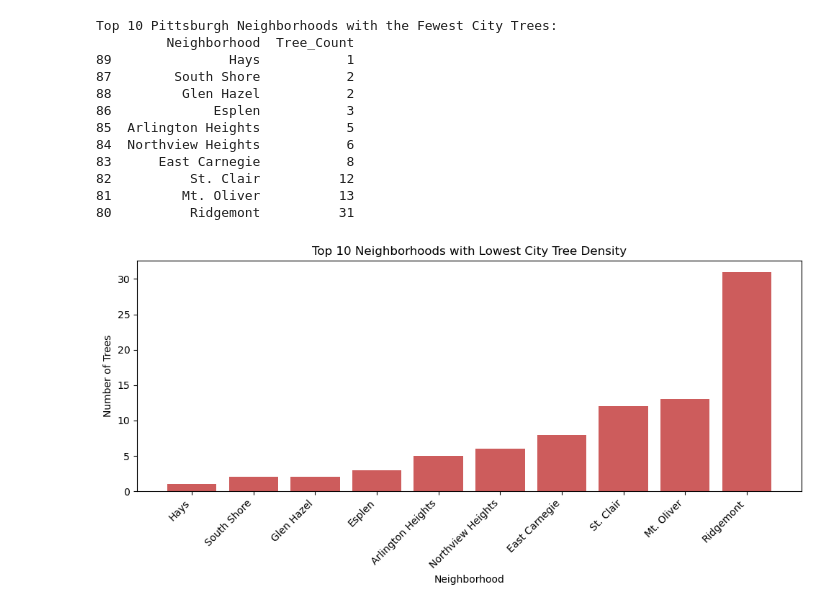
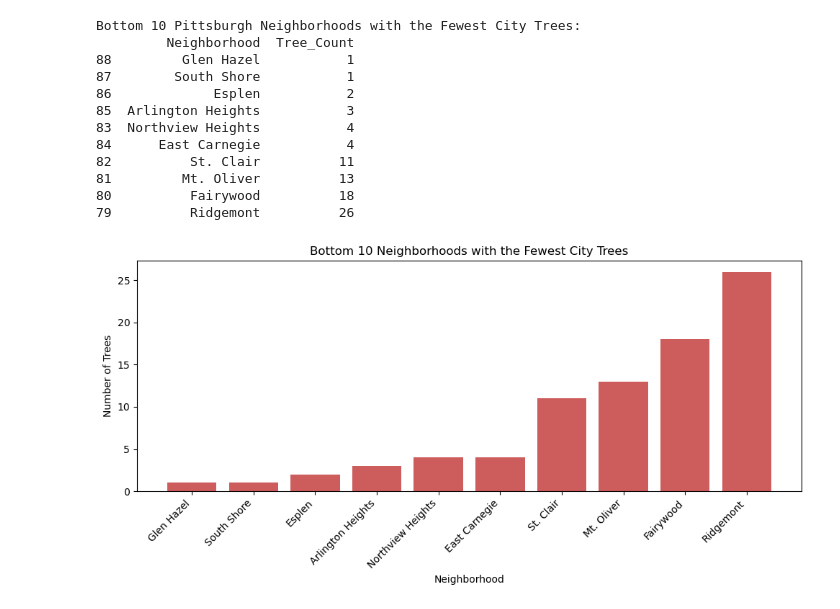
Before and after one commit to owen-ipc/BigIdeasFinalProject, a Jupyter notebook: Danny Wan tree counts.ipynb, the cells around one changed output. Saved outputs shown, nothing was run; the diff lists cells and outputs as text; code cells hidden in the pictures.

```diff
--- a/Danny Wan tree counts.ipynb
+++ b/Danny Wan tree counts.ipynb
@@ -15,7 +17,21 @@ import matplotlib.pyplot as plt
 url = "https://data.wprdc.org/datastore/dump/1515a93c-73e3-4425-9b35-1cd11b2196da"
 df = pd.read_csv(url, low_memory=False)
 
-print(f"Total trees in dataset: {len(df)}")
+print(f"Total rows before cleaning: {len(df)}")
+
+# Missing neighborhood outliers
+missing_df = df[df['neighborhood'].isnull()]
+print(f"\nNumber of rows with missing neighborhoods: {len(missing_df)}")
+df = df.dropna(subset=['neighborhood'])
+
+# Dead or empty condition outliers
+dead_or_missing_condition = df[(df['condition'] == 'Dead') | (df['condition'].isnull())]
+print(f"Number of dead trees or trees with missing conditions removed: {len(dead_or_missing_condition)}")
+df = df[df['condition'].notnull() & (df['condition'] != 'Dead')]
+
+df['neighborhood'] = df['neighborhood'].str.strip()
+
+print(f"Total trees after cleaning: {len(df)}")
 
 # Tree counts per neighborhood
 tree_counts = df['neighborhood'].value_counts().reset_index()
@@ -30,7 +46,7 @@ top_10 = tree_counts.head(10)
 plt.bar(top_10['Neighborhood'], top_10['Tree_Count'], color='forestgreen')
 plt.xlabel('Neighborhood')
 plt.ylabel('Number of Trees')
-plt.title('Top 10 Neighborhoods by City Tree Density')
+plt.title('Top 10 Neighborhoods by Total City Tree Count')
 plt.xticks(rotation=45, ha='right')
 plt.tight_layout()
 plt.show()
@@ -53,32 +73,32 @@ Top 10 Pittsburgh Neighborhoods by City Trees:
 # %%
 # Bottom 10 neighborhoods with the fewest trees
 bottom_10 = tree_counts.tail(10).sort_values(by='Tree_Count', ascending=True)
 
-print("\nTop 10 Pittsburgh Neighborhoods with the Fewest City Trees:")
+print("\nBottom 10 Pittsburgh Neighborhoods with the Fewest City Trees:")
 print(bottom_10)
 
 # Plot
 plt.figure(figsize=(10, 5))
 plt.bar(bottom_10['Neighborhood'], bottom_10['Tree_Count'], color='indianred')
 plt.xlabel('Neighborhood')
 plt.ylabel('Number of Trees')
-plt.title('Top 10 Neighborhoods with Lowest City Tree Density')
+plt.title('Bottom 10 Neighborhoods with the Fewest City Trees')
 plt.xticks(rotation=45, ha='right')
 plt.tight_layout()
 plt.show()
 # %% [output]
-Top 10 Pittsburgh Neighborhoods with the Fewest City Trees:
+Bottom 10 Pittsburgh Neighborhoods with the Fewest City Trees:
          Neighborhood  Tree_Count
-89               Hays           1
-87        South Shore           2
-88         Glen Hazel           2
-86             Esplen           3
-85  Arlington Heights           5
-84  Northview Heights           6
-83      East Carnegie           8
-82          St. Clair          12
+88         Glen Hazel           1
+87        South Shore           1
+86             Esplen           2
+85  Arlington Heights           3
+83  Northview Heights           4
+84      East Carnegie           4
+82          St. Clair          11
 81         Mt. Oliver          13
-80          Ridgemont          31
+80          Fairywood          18
+79          Ridgemont          26
-[figure, old version]
+[figure, new version]
 # %% [markdown]
 ## Conclusion
```
Also changed, not shown: parts of 5 cells of this notebook, 1 other file.
